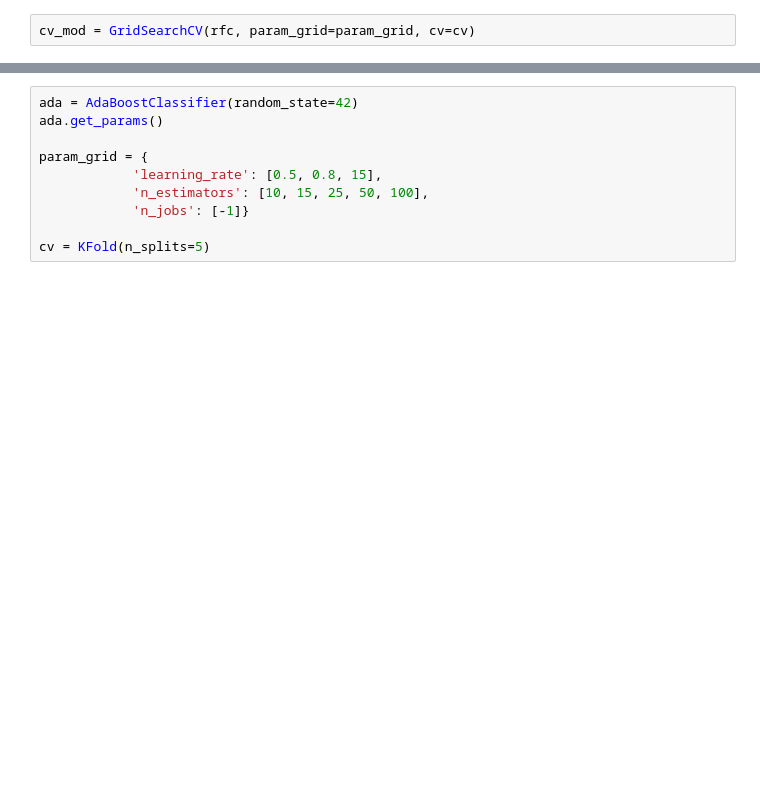
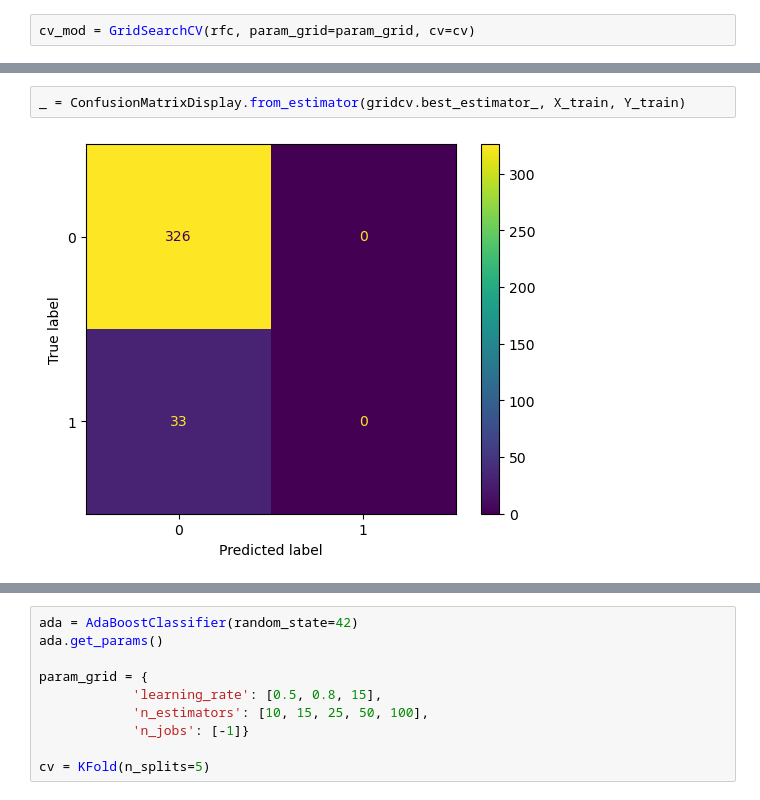
Before and after one commit to wanderer-yh/EHR---Team-6-Project, a Jupyter notebook: Eckstein_work_in_progress.ipynb, the cells around one changed output, grey strips where cells are left out. Cells and saved outputs as stored; diff of their text form; blank space fills up the shorter version.

```diff
--- a/Eckstein_work_in_progress.ipynb
+++ b/Eckstein_work_in_progress.ipynb
@@ -104,3 +123,7 @@ gridcv.best_params_
+# %%
+_ = ConfusionMatrixDisplay.from_estimator(gridcv.best_estimator_, X_train, Y_train)
+# %% [output]
+[figure, added]
 # %%
 _ = ConfusionMatrixDisplay.from_estimator(gridcv.best_estimator_, X_test, Y_test)
 # %% [output]
```
Also changed, not shown: parts of 18 cells of this notebook.
